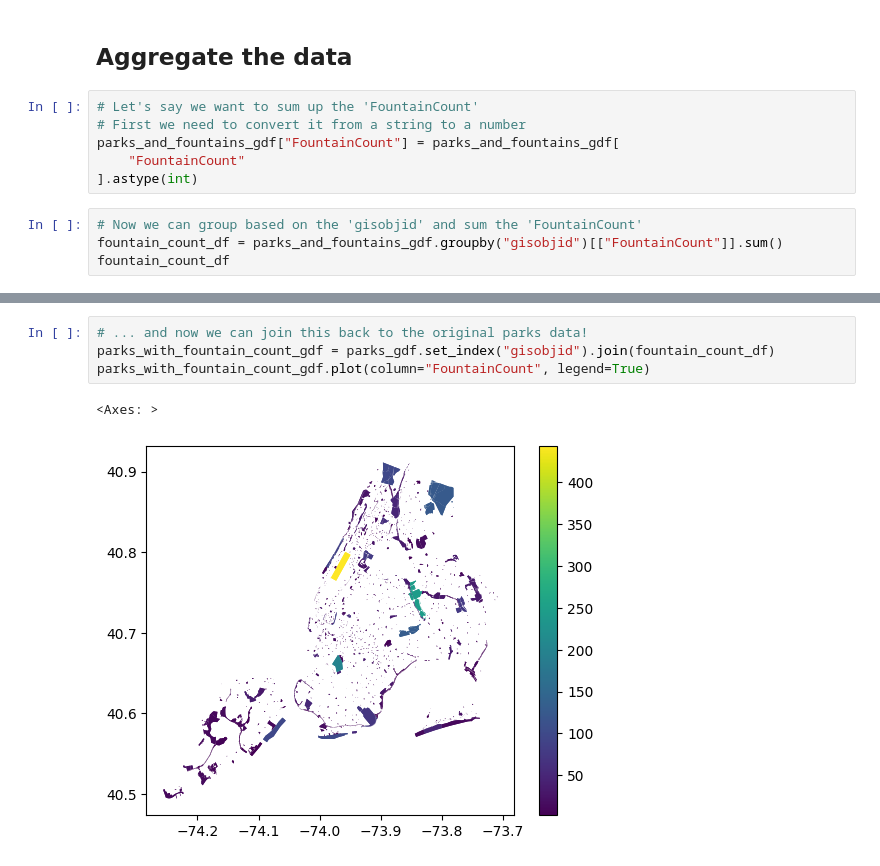
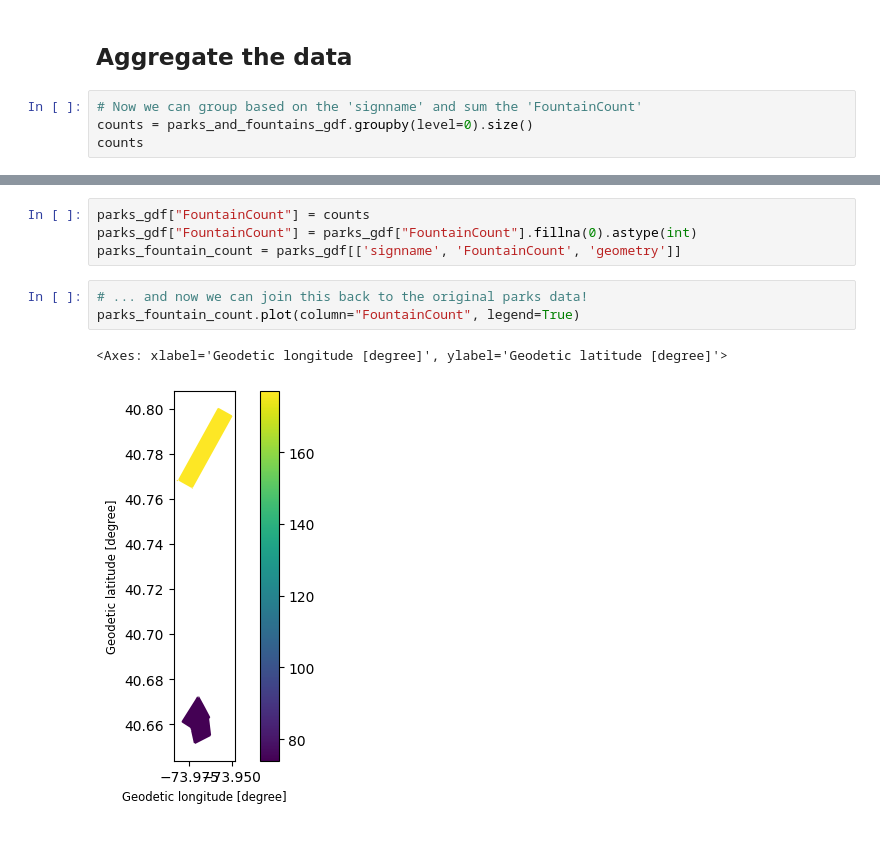
Before and after one commit to ivorywang-1005/intro-to-urban-data, a Jupyter notebook: Scale/S13_Joins_and_Aggregation.ipynb, the cells around one changed output, grey strips where cells are left out. Cells and saved outputs as stored; diff of their text form.

```diff
--- a/Scale/S13_Joins_and_Aggregation.ipynb
+++ b/Scale/S13_Joins_and_Aggregation.ipynb
@@ -138,14 +138,8 @@ print(
 Joined data has 264 rows and 39 columns
 # %% [markdown]
 ## Aggregate the data
-# %%
-# Let's say we want to sum up the 'FountainCount'
-# First we need to convert it from a string to a number
-parks_and_fountains_gdf["FountainCount"] = parks_and_fountains_gdf[
-    "FountainCount"
-].astype(int)
 # %%
-# Now we can group based on the 'gisobjid' and sum the 'FountainCount'
-fountain_count_df = parks_and_fountains_gdf.groupby("gisobjid")[["FountainCount"]].sum()
-fountain_count_df
+# Now we can group based on the 'signname' and sum the 'FountainCount'
+counts = parks_and_fountains_gdf.groupby(level=0).size()
+counts
 # %% [output]
@@ -166,7 +150,10 @@ fountain_count_df
+# %%
+parks_gdf["FountainCount"] = counts
+parks_gdf["FountainCount"] = parks_gdf["FountainCount"].fillna(0).astype(int)
+parks_fountain_count = parks_gdf[['signname', 'FountainCount', 'geometry']]
 # %%
 # ... and now we can join this back to the original parks data!
-parks_with_fountain_count_gdf = parks_gdf.set_index("gisobjid").join(fountain_count_df)
-parks_with_fountain_count_gdf.plot(column="FountainCount", legend=True)
+parks_fountain_count.plot(column="FountainCount", legend=True)
 # %% [output]
-<Axes: >
+<Axes: xlabel='Geodetic longitude [degree]', ylabel='Geodetic latitude [degree]'>
-[figure, old version]
+[figure, new version]
```
Also changed, not shown: parts of 2 cells of this notebook.
